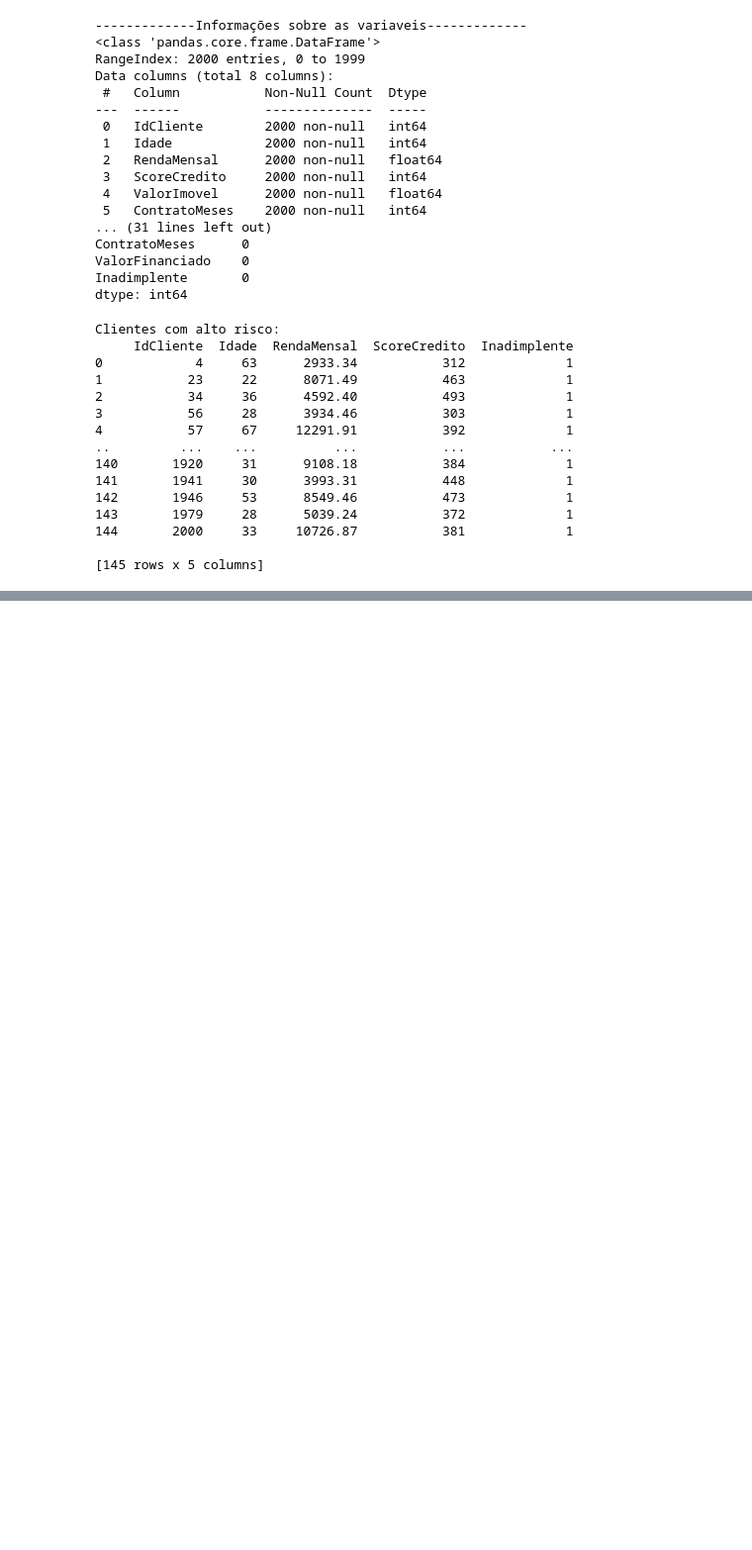
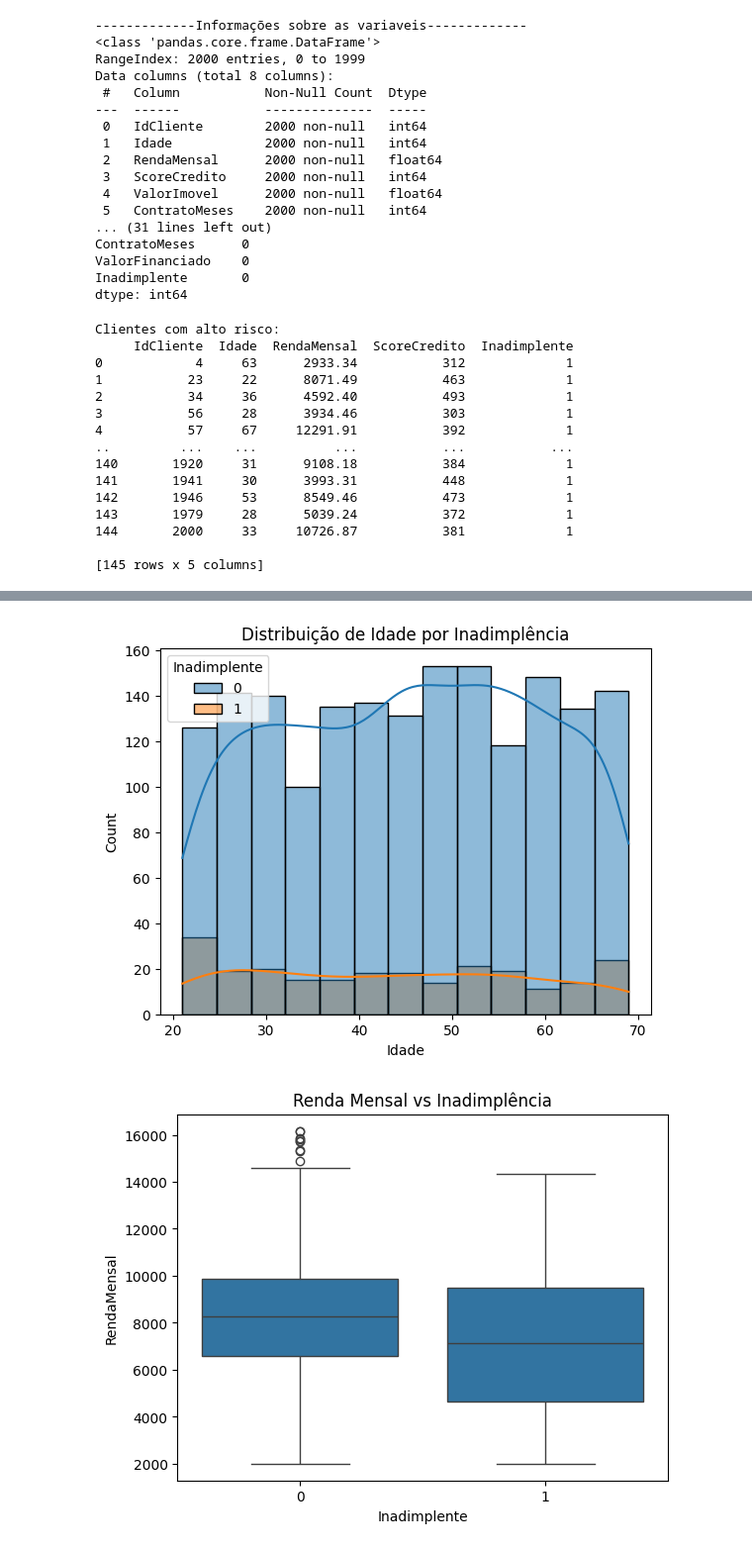
Before and after one commit to BailoMateus/Estagio-Bari, a Jupyter notebook: bari_case_final.ipynb, the cells around one changed output, grey strips where cells are left out. Shown at 99% size. Cells and saved outputs as stored; diff of their text form; code cells hidden in the pictures; blank space fills up the shorter version.

```diff
--- a/bari_case_final.ipynb
+++ b/bari_case_final.ipynb
@@ -130,0 +172,20 @@ Clientes com alto risco:
+# %%
+# --------------------------
+# 6. Começando algumas visualizações
+# --------------------------
+
+# Visualizações gerais
+sns.histplot(data=df_sql, x="Idade", hue="Inadimplente", kde=True)
+plt.title("Distribuição de Idade por Inadimplência")
+plt.show()
+
+sns.boxplot(data=df_sql, x="Inadimplente", y="RendaMensal")
+plt.title("Renda Mensal vs Inadimplência")
+plt.show()
+
+sns.heatmap(df_sql.corr(numeric_only=True), annot=True, cmap="coolwarm")
+plt.title("Correlação entre Variáveis")
+plt.show()
+# %% [output]
+[figure, added]
+[figure, added]
```
Also changed, not shown: parts of 6 cells of this notebook.
